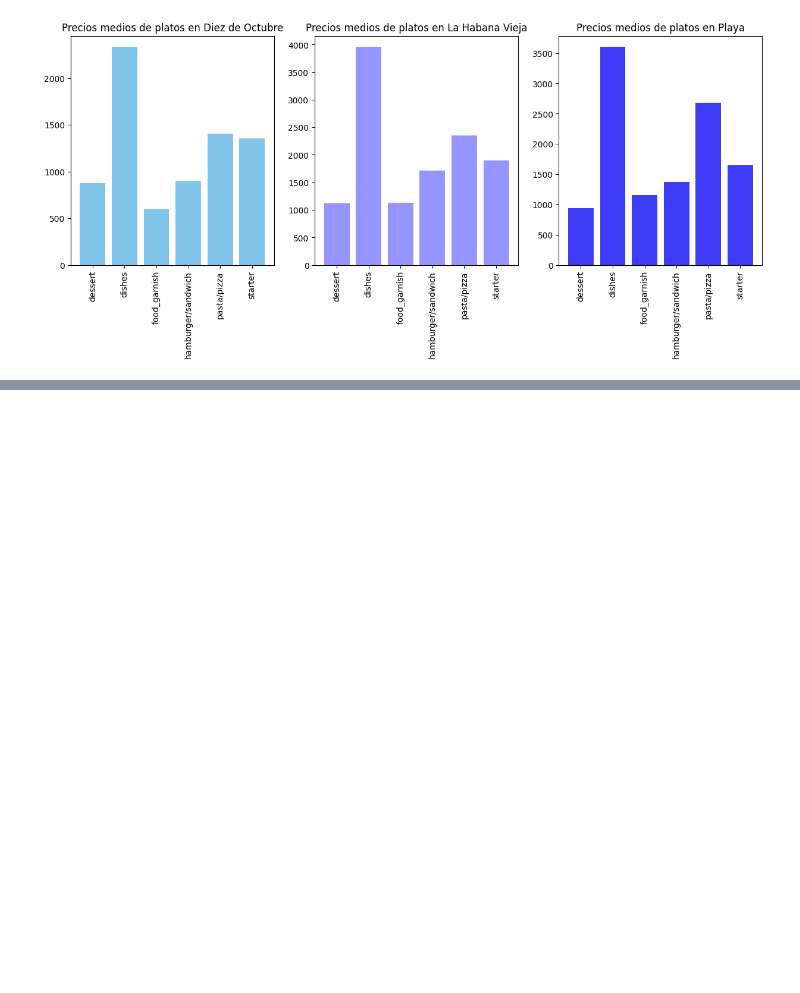
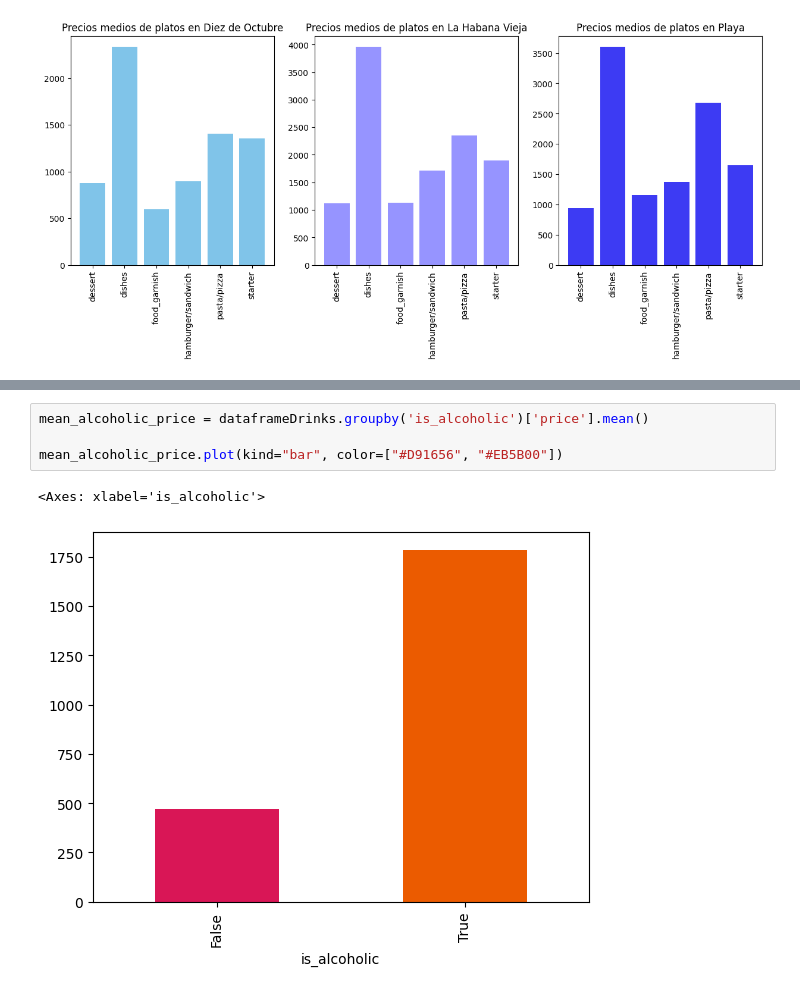
Before and after one commit to Tnoob-dev/DS-Menu, a Jupyter notebook: notebook/main.ipynb, the cells around one changed output, grey strips where cells are left out. Drawn from its saved outputs; the diff is of its cells as text; blank space fills up the shorter version.

```diff
--- a/notebook/main.ipynb
+++ b/notebook/main.ipynb
@@ -379,0 +411,7 @@ Name: price, dtype: float64
+# %%
+mean_alcoholic_price = dataframeDrinks.groupby('is_alcoholic')['price'].mean()
+
+mean_alcoholic_price.plot(kind="bar", color=["#D91656", "#EB5B00"])
+# %% [output]
+<Axes: xlabel='is_alcoholic'>
+[figure, added]
```
Also changed, not shown: parts of 12 cells of this notebook, 1 other file.
